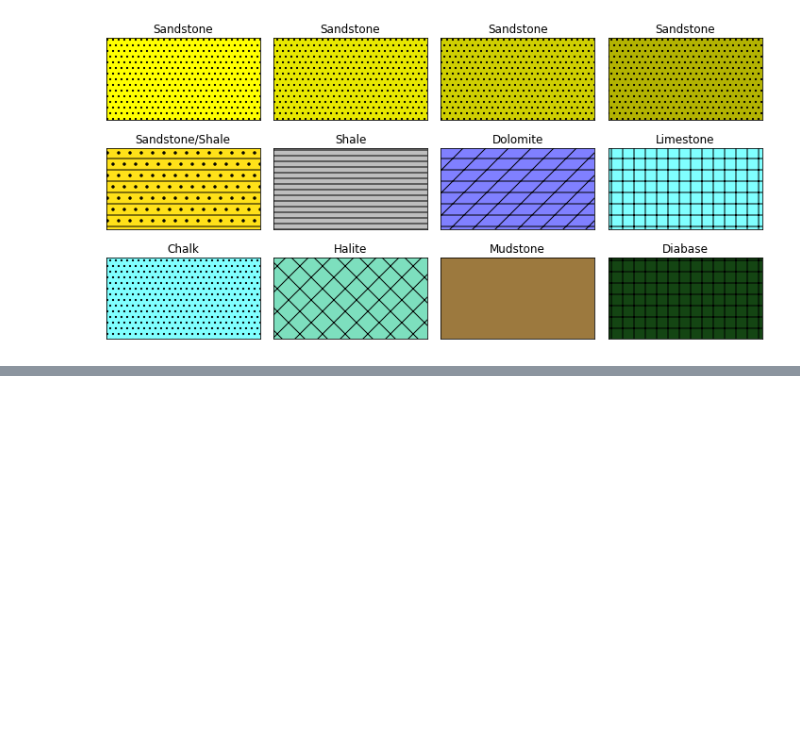
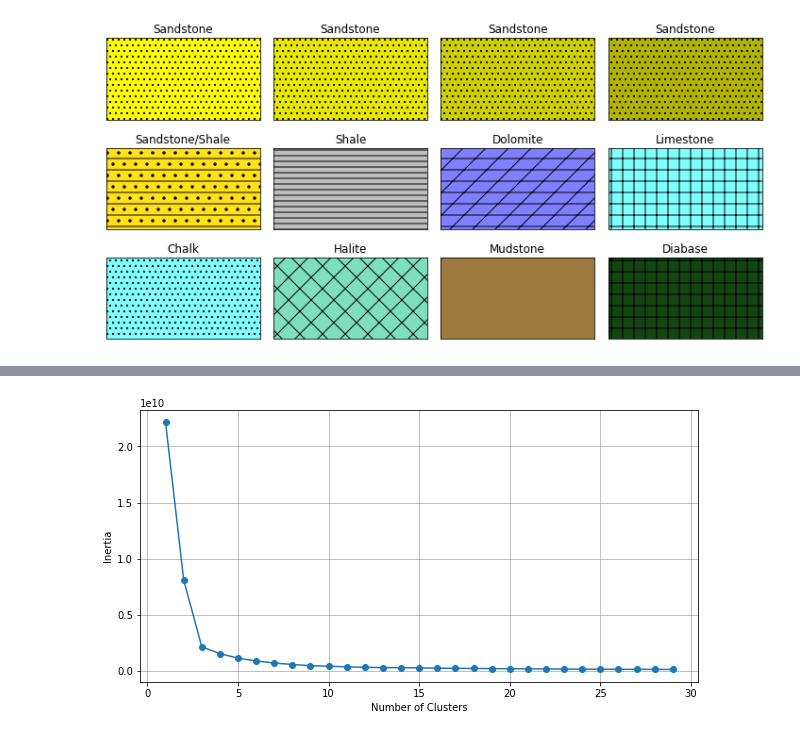
Before and after one commit to rubensdmp/Well-Logs-Cuenca-Norte, a Jupyter notebook: 01-Log-Belen.ipynb, the cells around one changed output, grey strips where cells are left out. Saved outputs shown, nothing was run; the diff lists cells and outputs as text; code cells hidden in the pictures; blank space fills up the shorter version.

```diff
--- a/01-Log-Belen.ipynb
+++ b/01-Log-Belen.ipynb
@@ -562,0 +657,4 @@ plt.show()
+# %%
+df = pd.read_excel("FCIEN/Pozo N0_9_B_X1 - BELEN.xlsx")
+# %%
+workingdf = df[["DEPT:2", "ILD", "ILM", "SFLU", "SP", "GR"]].copy()
@@ -562,0 +779,23 @@ plt.show()
+# %%
+def optimise_k_means(data, max_k):
+    means = []
+    inertias = []
+
+    for k in range(1,max_k):
+        kmeans = KMeans(n_clusters=k)
+        kmeans.fit(data)
+        means.append(k)
+        inertias.append(kmeans.inertia_)
+
+    fig = plt.subplots(figsize=(10, 5))
+    plt.plot(means, inertias, 'o-')
+    plt.xlabel("Number of Clusters")
+    plt.ylabel("Inertia")
+    plt.grid(True)
+    plt.show()
+# %%
+workingdf.dropna(inplace=True)
+# %%
+optimise_k_means(workingdf[['ILD', 'ILM', 'SFLU', 'SP', 'GR']], 30)
+# %% [output]
+[figure, added]
```
Also changed, not shown: parts of 16 cells of this notebook, 4 other files.
